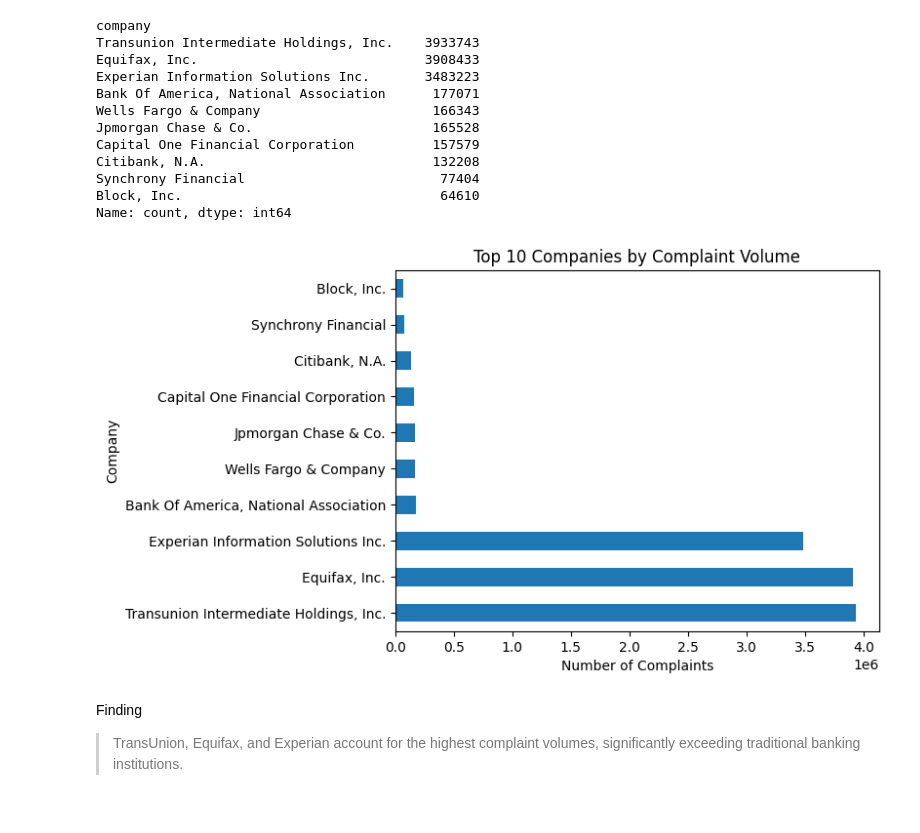
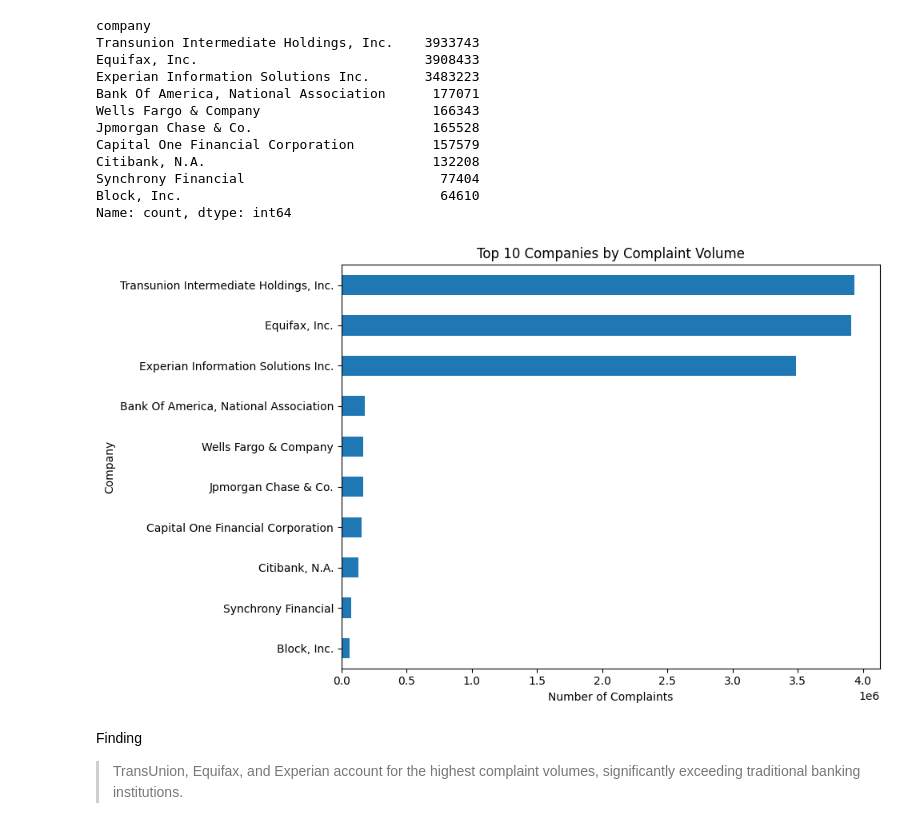
Before and after one commit to data-by-kaka/customer-behaviour-analysis, a Jupyter notebook: Notebook/02_Analysis.ipynb, the cells around one changed output. Cells and saved outputs as stored; diff of their text form; code cells hidden in the pictures.

```diff
--- a/Notebook/02_Analysis.ipynb
+++ b/Notebook/02_Analysis.ipynb
@@ -177,15 +203,22 @@ Synchrony Financial                         77404
 Block, Inc.                                 64610
 Name: count, dtype: int64
 # %%
-df['company'].value_counts().head(10).plot(kind='barh')
+top_companies = df['company'].value_counts().head(10)
+
+top_companies.sort_values().plot(
+    kind='barh',
+    figsize=(10,6)
+)
 
 plt.title("Top 10 Companies by Complaint Volume")
 plt.xlabel("Number of Complaints")
 plt.ylabel("Company")
 
+plt.tight_layout()
+
 plt.show()
 # %% [output]
-[figure, old version]
+[figure, new version]
 # %% [markdown]
 Finding
 
```
Also changed, not shown: parts of 2 cells of this notebook.
